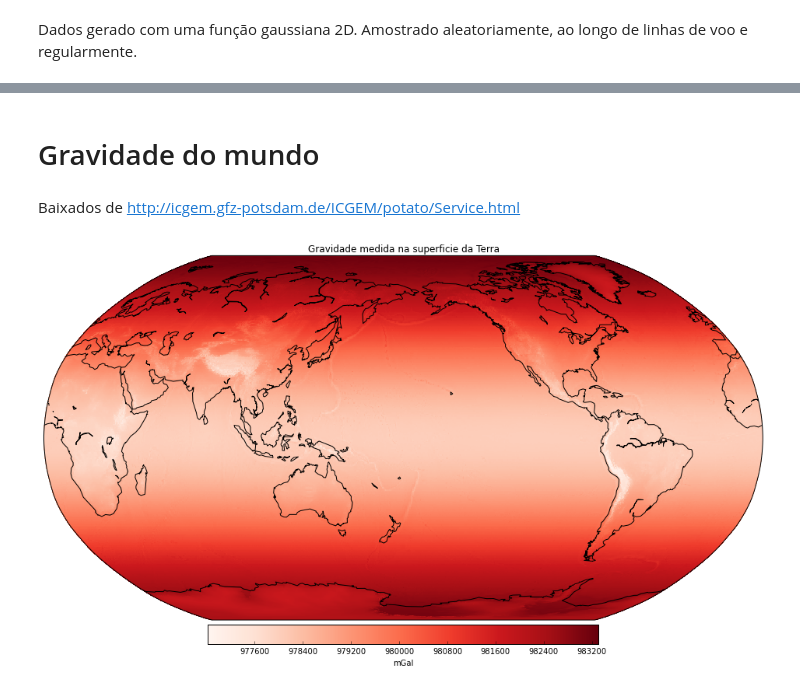
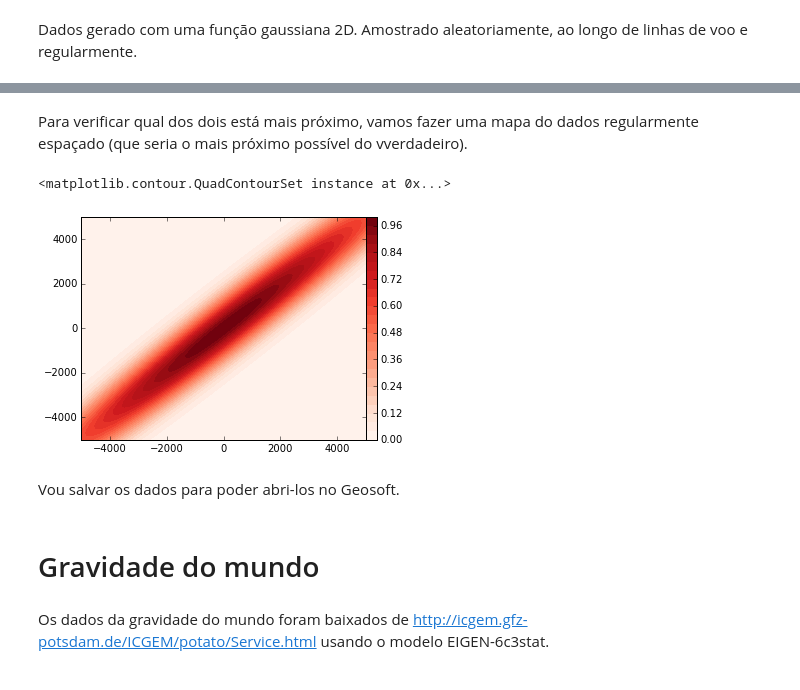
Before and after one commit to leouieda/geofisica1, a Jupyter notebook: notebooks/pratica1.ipynb, the cells around one changed output, grey strips where cells are left out. Cells and saved outputs as stored; diff of their text form; code cells hidden in the pictures.

```diff
--- a/notebooks/pratica1.ipynb
+++ b/notebooks/pratica1.ipynb
@@ -44 +52,10 @@ array([ 0.  ,  0.04,  0.08,  0.12,  0.16,  0.2 ,  0.24,  0.28,  0.32,
+# %% [markdown]
+Para verificar qual dos dois está mais próximo, vamos fazer uma mapa do dados regularmente espaçado (que seria o mais próximo possível do vverdadeiro).
+# %%
+regular.contourf('dados', levels=30)
+# %% [output]
+<matplotlib.contour.QuadContourSet instance at 0x...>
+[figure, added]
+# %% [markdown]
+Vou salvar os dados para poder abri-los no Geosoft.
 # %%
@@ -47,4 +64,4 @@ np.savetxt('../data/regular-grid.txt', np.transpose([gx, gy, gz, gg]), fmt='%g')
 # %% [markdown]
 # Gravidade do mundo
 # %% [markdown]
-Baixados de http://icgem.gfz-potsdam.de/ICGEM/potato/Service.html
+Os dados da gravidade do mundo foram baixados de http://icgem.gfz-potsdam.de/ICGEM/potato/Service.html usando o modelo EIGEN-6c3stat.
@@ -57,8 +67,0 @@ bm = mpl.basemap((0., 360, -90, 90), projection='robin')
-# %%
-mpl.figure(figsize=(18, 10))
-mpl.title("Gravidade medida na superficie da Terra")
-mpl.pcolor(lon, lat, g, shape, basemap=bm, cmap=mpl.cm.Reds)
-mpl.colorbar(orientation='horizontal', shrink=0.5, pad=0.01).set_label('mGal')
-mpl.draw_coastlines(bm)
-# %% [output]
-[figure, removed]
```
Also changed, not shown: parts of 21 cells of this notebook, 2 other files.
